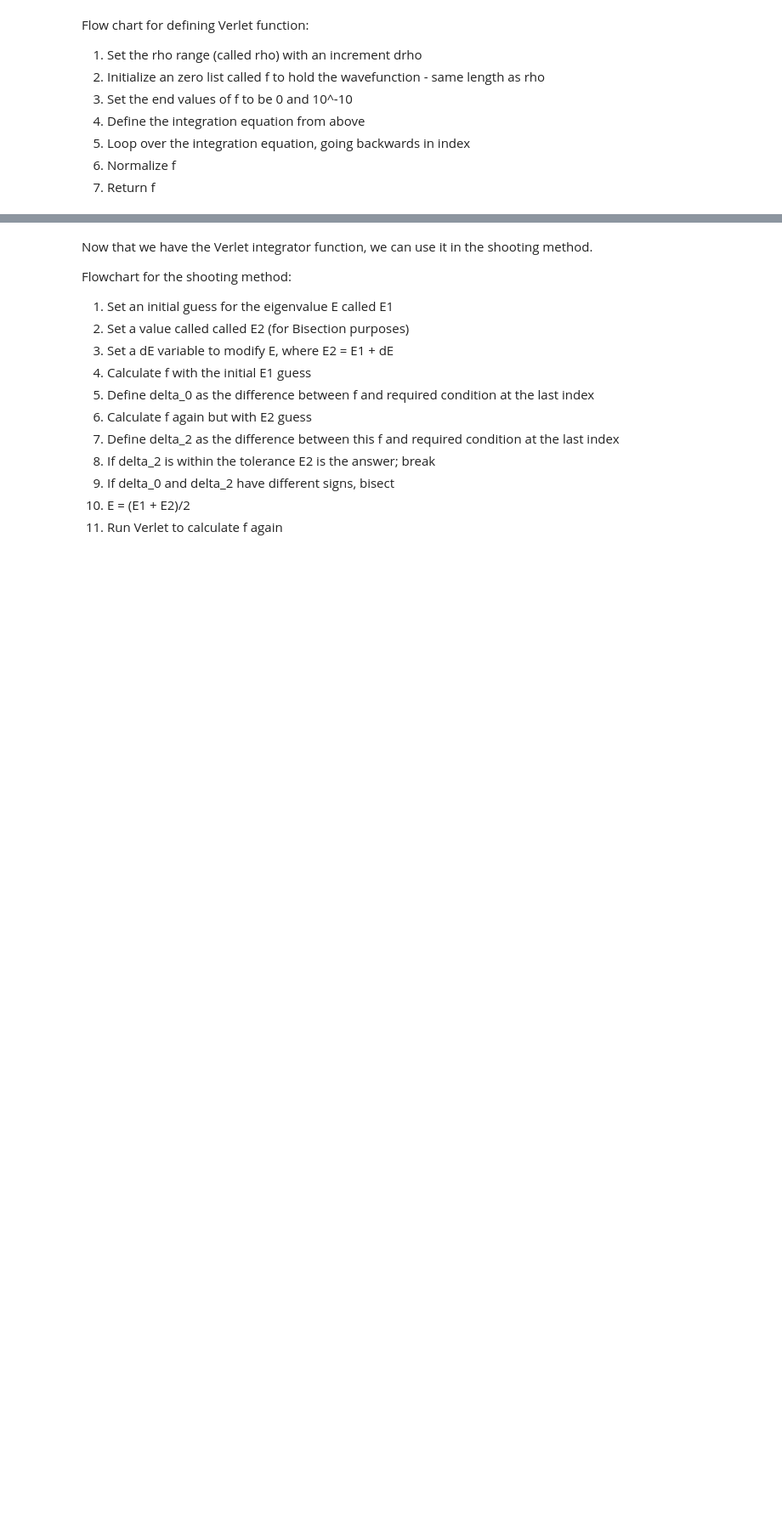
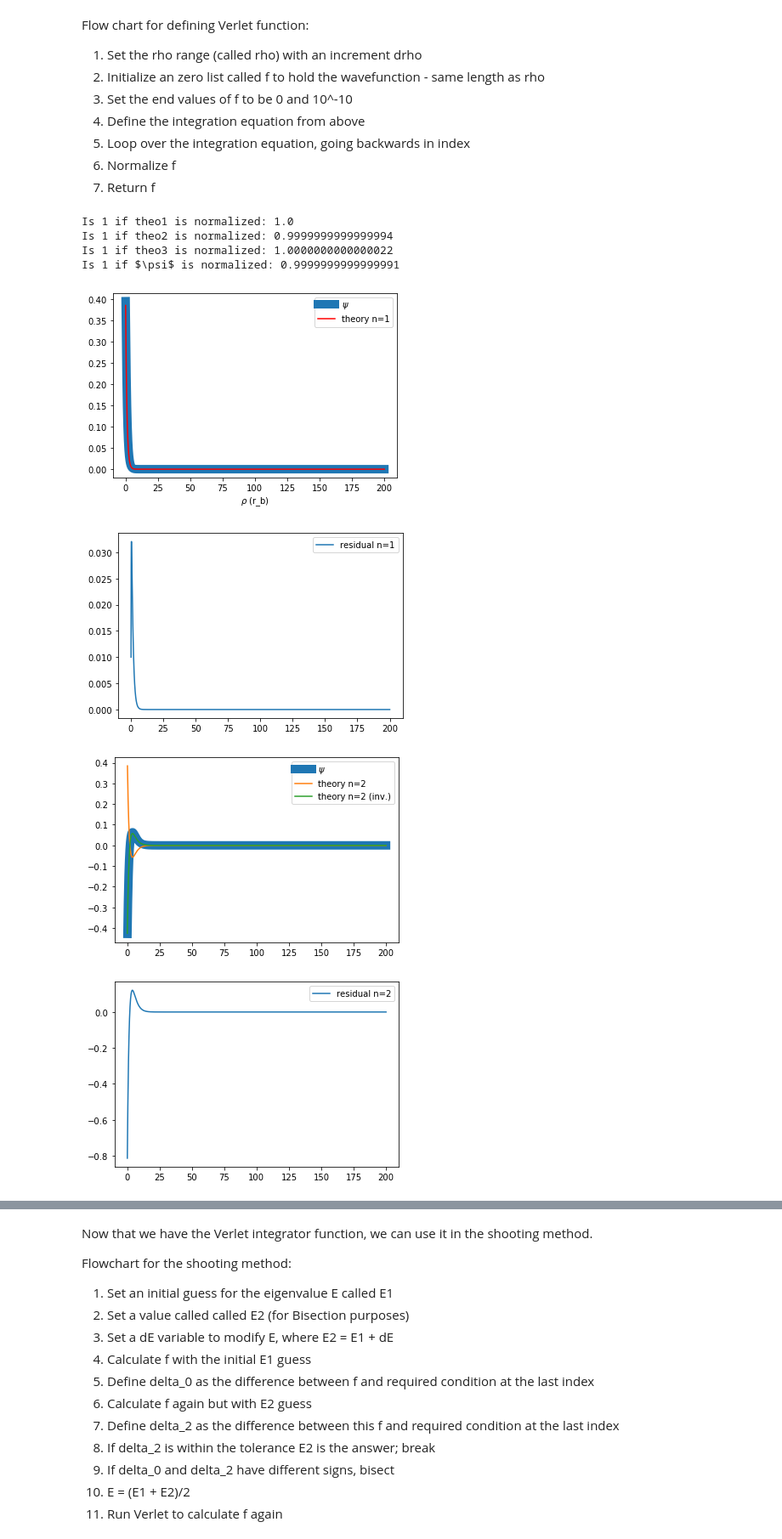
Before and after one commit to simwat/symphony, a Jupyter notebook: Schrodinger_Practice/Verlet_Shooting_Bisection.ipynb, the cells around one changed output, grey strips where cells are left out. Shown at 85% size. Cells and saved outputs as stored; diff of their text form; code cells hidden in the pictures; blank space fills up the shorter version.

```diff
--- a/Schrodinger_Practice/Verlet_Shooting_Bisection.ipynb
+++ b/Schrodinger_Practice/Verlet_Shooting_Bisection.ipynb
@@ -184,6 +184,12 @@ def Verlet(epsilon):
 
 # Theory calc
 
+totrho = 2000
+rho_min = 0
+rho_max = 200
+rho = np.linspace(rho_min, rho_max, totrho)
+drho = (rho_max)/(totrho)
+
 # n = 1
 # Normalize the analytic solution
 theo1 = np.exp(-rho)
@@ -209,7 +215,7 @@ theo3 = [x/np.sqrt(A) for x in theo3]
 print('Is 1 if theo3 is normalized:', sum([x**2 for x in theo3]))
 
 # Calculate the normalized wavefunction
-psi = Verlet(-1)
+psi = Verlet(-0.97)
 
 # Check the psi normalization
 print('Is 1 if $\psi$ is normalized:', sum([x**2 for x in psi]))
@@ -235,30 +241,39 @@ plt.plot(rho[1::], res1[1::], label = 'residual n=1')
 plt.legend()
 plt.show()
 
 # plot n = 2
 psi = Verlet(-1/4)
 plt.plot(rho[1::], psi[1::], label = '$\psi$', linewidth = 10)
 plt.plot(rho[1::], theo2[1::], label = 'theory n=2')
 plt.plot(rho, [x*-1 for x in theo2], label = 'theory n=2 (inv.)')
 plt.legend()
 plt.show()
 
 # calculating and plotting residuals
 res2 = np.subtract(psi, theo2)
 plt.plot(rho[1::], res2[1::], label = 'residual n=2')
 plt.legend()
 plt.show()
 
 # plot n = 3
 psi = Verlet(-1/9)
 plt.plot(rho[1::], psi[1::], label = '$\psi$', linewidth = 10)
 plt.plot(rho[1::], theo3[1::], label = 'theory n=3')
 plt.xlabel("$\\rho$ (r_b)")
 plt.legend()
 plt.show()
 
 # calculating and plotting residuals
 res3 = np.subtract(psi, theo3)
 plt.plot(rho[1::], res3[1::], label = 'residual n=3')
 plt.legend()
 plt.show()
+# %% [output]
+Is 1 if theo1 is normalized: 1.0
+Is 1 if theo2 is normalized: 0.9999999999999994
+Is 1 if theo3 is normalized: 1.0000000000000022
+Is 1 if $\psi$ is normalized: 0.9999999999999991
+[figure, added]
+[figure, added]
+[figure, added]
+[figure, added]
```
Also changed, not shown: parts of 1 cell of this notebook, 1 other file.
